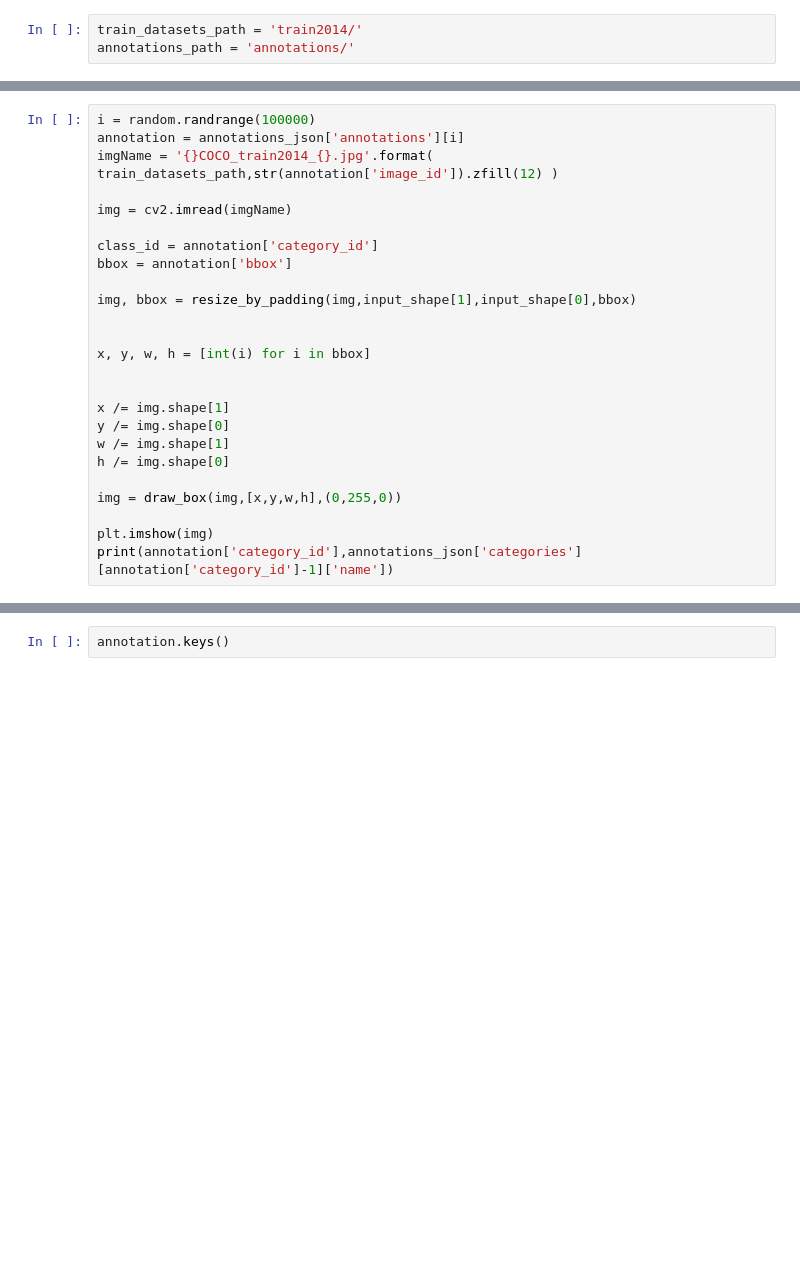
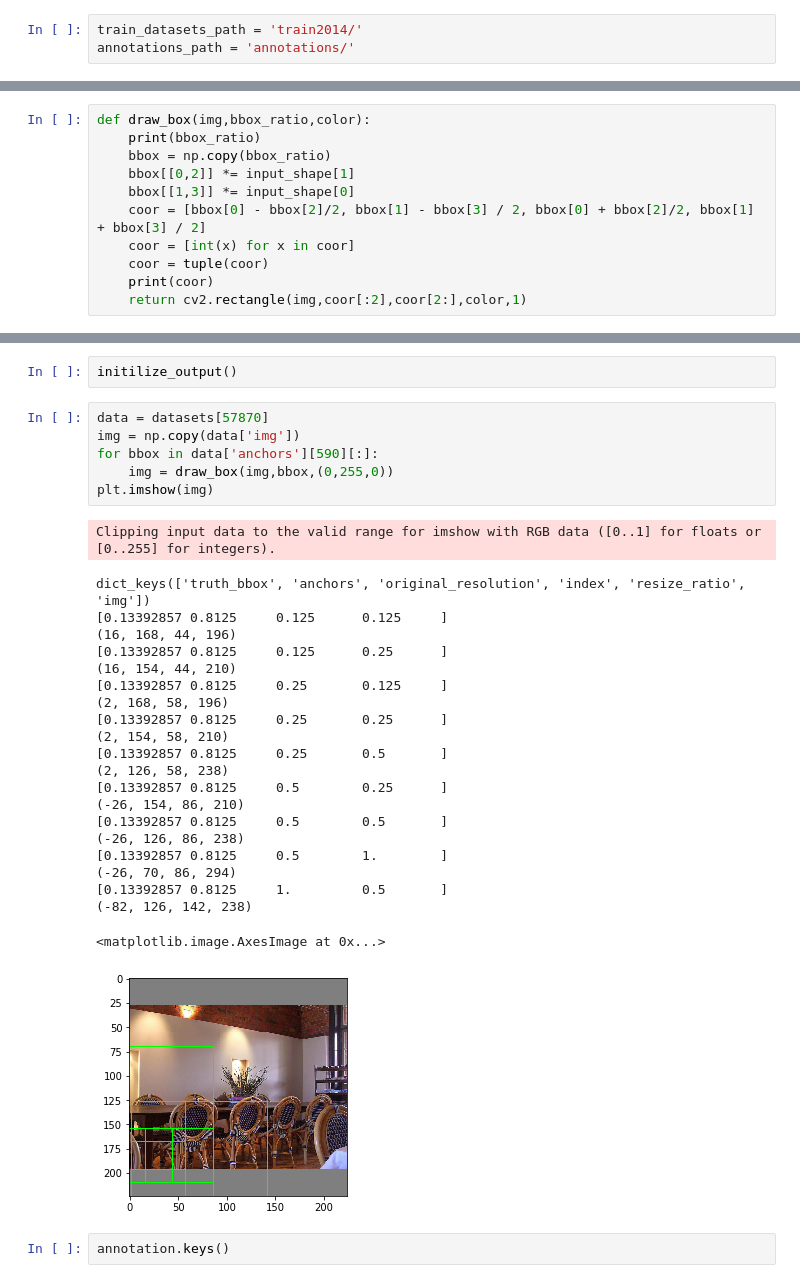
Before and after one commit to anythingth2/Object_Detection, a Jupyter notebook: preprocessing.ipynb, the cells around one changed output, grey strips where cells are left out. Saved outputs shown, nothing was run; the diff lists cells and outputs as text; blank space fills up the shorter version.

Commit message:
add load datasets

```diff
--- a/preprocessing.ipynb
+++ b/preprocessing.ipynb
@@ -52,25 +62,0 @@ def draw_box(img,bbox_ratio,color):
-# %%
-i = random.randrange(100000)
-annotation = annotations_json['annotations'][i]
-imgName = '{}COCO_train2014_{}.jpg'.format( train_datasets_path,str(annotation['image_id']).zfill(12) )
-
-img = cv2.imread(imgName)
-
-class_id = annotation['category_id']
-bbox = annotation['bbox']
-
-img, bbox = resize_by_padding(img,input_shape[1],input_shape[0],bbox)
-
-
-x, y, w, h = [int(i) for i in bbox]
-
-
-x /= img.shape[1]
-y /= img.shape[0]
-w /= img.shape[1]
-h /= img.shape[0]
-
-img = draw_box(img,[x,y,w,h],(0,255,0))
-
-plt.imshow(img)
-print(annotation['category_id'],annotations_json['categories'][annotation['category_id']-1]['name'])
@@ -84,0 +71,11 @@ dtype('float64')
+# %%
+def draw_box(img,bbox_ratio,color):
+    print(bbox_ratio)
+    bbox = np.copy(bbox_ratio)
+    bbox[[0,2]] *= input_shape[1]
+    bbox[[1,3]] *= input_shape[0]
+    coor = [bbox[0] - bbox[2]/2, bbox[1] - bbox[3] / 2, bbox[0] + bbox[2]/2, bbox[1] + bbox[3] / 2]
+    coor = [int(x) for x in coor]
+    coor = tuple(coor)
+    print(coor)
+    return cv2.rectangle(img,coor[:2],coor[2:],color,1)
@@ -85,3 +144,34 @@ dtype('float64')
+# %%
+initilize_output()
+# %%
+data = datasets[57870]
+img = np.copy(data['img'])
+for bbox in data['anchors'][590][:]:
+    img = draw_box(img,bbox,(0,255,0))
+plt.imshow(img)
+# %% [output]
+Clipping input data to the valid range for imshow with RGB data ([0..1] for floats or [0..255] for integers).
+dict_keys(['truth_bbox', 'anchors', 'original_resolution', 'index', 'resize_ratio', 'img'])
+[0.13392857 0.8125     0.125      0.125     ]
+(16, 168, 44, 196)
+[0.13392857 0.8125     0.125      0.25      ]
+(16, 154, 44, 210)
+[0.13392857 0.8125     0.25       0.125     ]
+(2, 168, 58, 196)
+[0.13392857 0.8125     0.25       0.25      ]
+(2, 154, 58, 210)
+[0.13392857 0.8125     0.25       0.5       ]
+(2, 126, 58, 238)
+[0.13392857 0.8125     0.5        0.25      ]
+(-26, 154, 86, 210)
+[0.13392857 0.8125     0.5        0.5       ]
+(-26, 126, 86, 238)
+[0.13392857 0.8125     0.5        1.        ]
+(-26, 70, 86, 294)
+[0.13392857 0.8125     1.         0.5       ]
+(-82, 126, 142, 238)
+<matplotlib.image.AxesImage at 0x...>
+[figure, added]
 # %%
 annotation.keys()
 # %% [output]
```
Also changed, not shown: parts of 17 cells of this notebook.
